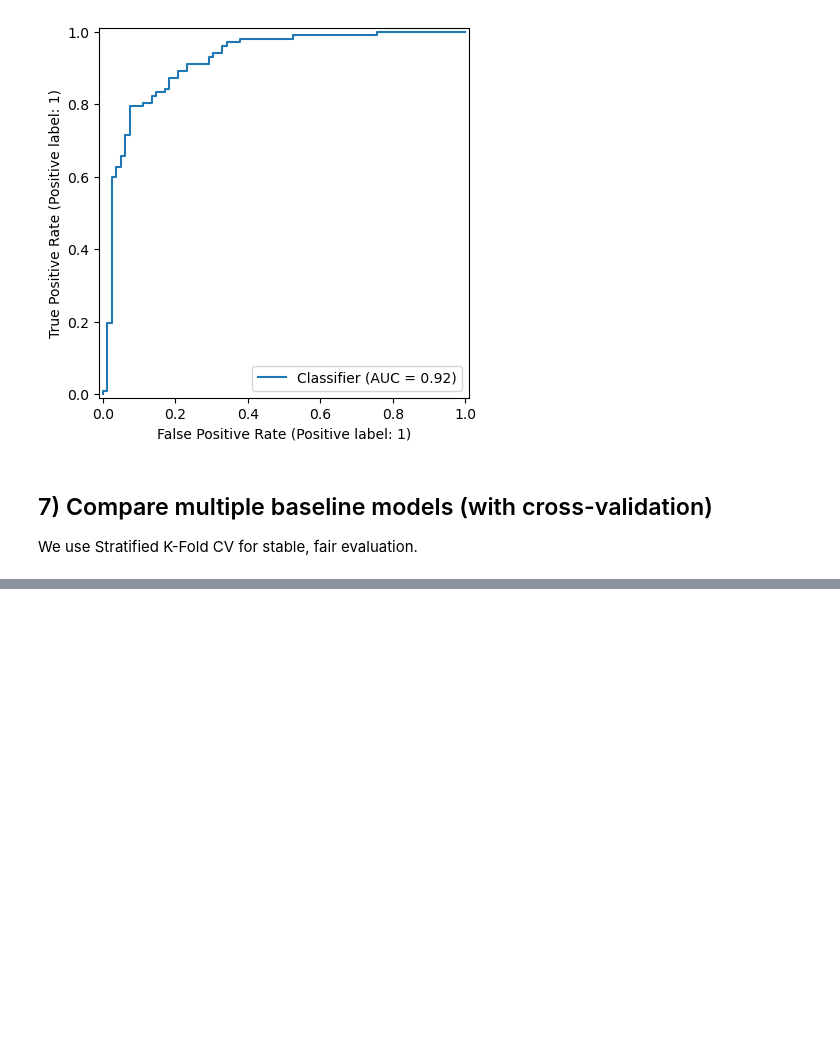
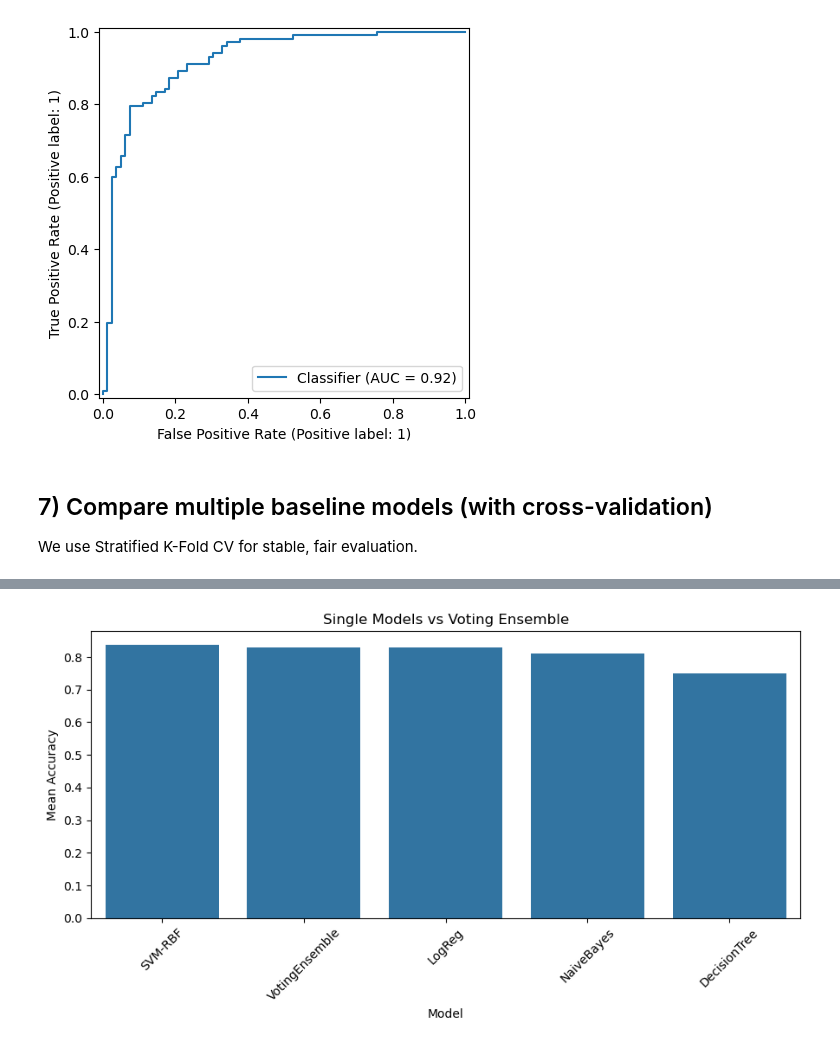
Before and after one commit to Trojanwrm67/heart-disease-ensemble-project, a Jupyter notebook: myProjectMsC_corrected.ipynb, the cells around one changed output, grey strips where cells are left out. Drawn from its saved outputs; the diff is of its cells as text; code cells hidden in the pictures; blank space fills up the shorter version.

```diff
--- a/myProjectMsC_corrected.ipynb
+++ b/myProjectMsC_corrected.ipynb
@@ -384,0 +350,5 @@ display(voting_summary.round(4))
+# %%
+comparison = pd.concat([results, voting_summary], ignore_index=True)
+comparison = comparison.sort_values("Accuracy (mean)", ascending=False).reset_index(drop=True)
+
+display(comparison.round(4))
@@ -384,0 +362,11 @@ display(voting_summary.round(4))
+# %%
+plt.figure(figsize=(9, 5))
+sns.barplot(data=comparison, x="Model", y="Accuracy (mean)")
+plt.title("Single Models vs Voting Ensemble")
+plt.xlabel("Model")
+plt.ylabel("Mean Accuracy")
+plt.xticks(rotation=45)
+plt.tight_layout()
+plt.show()
+# %% [output]
+[figure, added]
```
Also changed, not shown: parts of 9 cells of this notebook.
